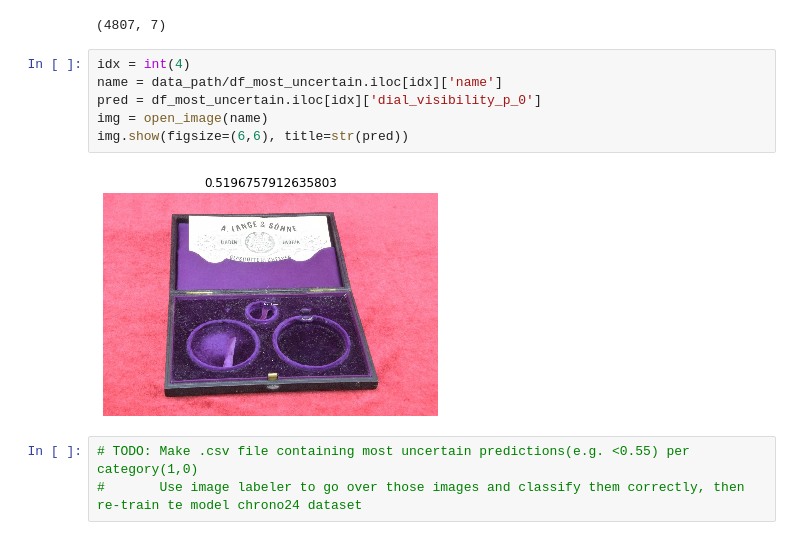
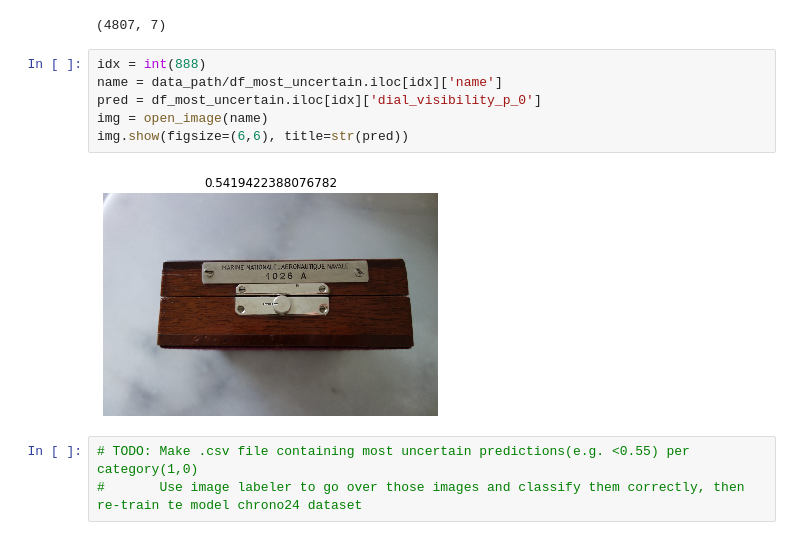
Before and after one commit to neronicolo/watch_bot, a Jupyter notebook: inference/looking_at_the_prediction.ipynb, the cells around one changed output. Saved outputs shown, nothing was run; the diff lists cells and outputs as text.

```diff
--- a/inference/looking_at_the_prediction.ipynb
+++ b/inference/looking_at_the_prediction.ipynb
@@ -49,13 +49,13 @@ df_most_uncertain.shape
 # %% [output]
 (4807, 7)
 # %%
-idx = int(4)
+idx = int(888)
 name = data_path/df_most_uncertain.iloc[idx]['name']
 pred = df_most_uncertain.iloc[idx]['dial_visibility_p_0']
 img = open_image(name)
 img.show(figsize=(6,6), title=str(pred))
 # %% [output]
-[figure, old version]
+[figure, new version]
 # %%
 # TODO: Make .csv file containing most uncertain predictions(e.g. <0.55) per category(1,0)
 #       Use image labeler to go over those images and classify them correctly, then re-train te model chrono24 dataset
```
